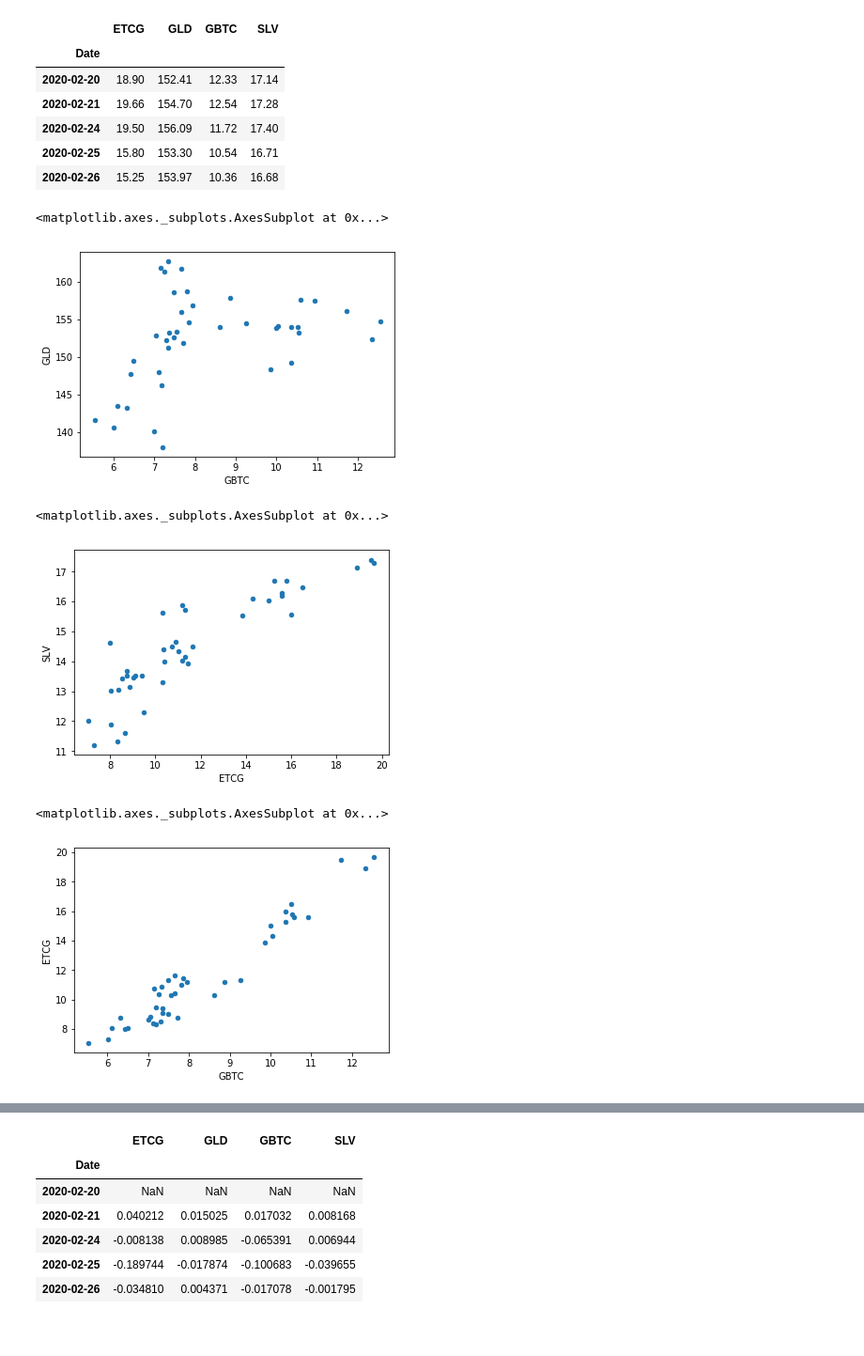
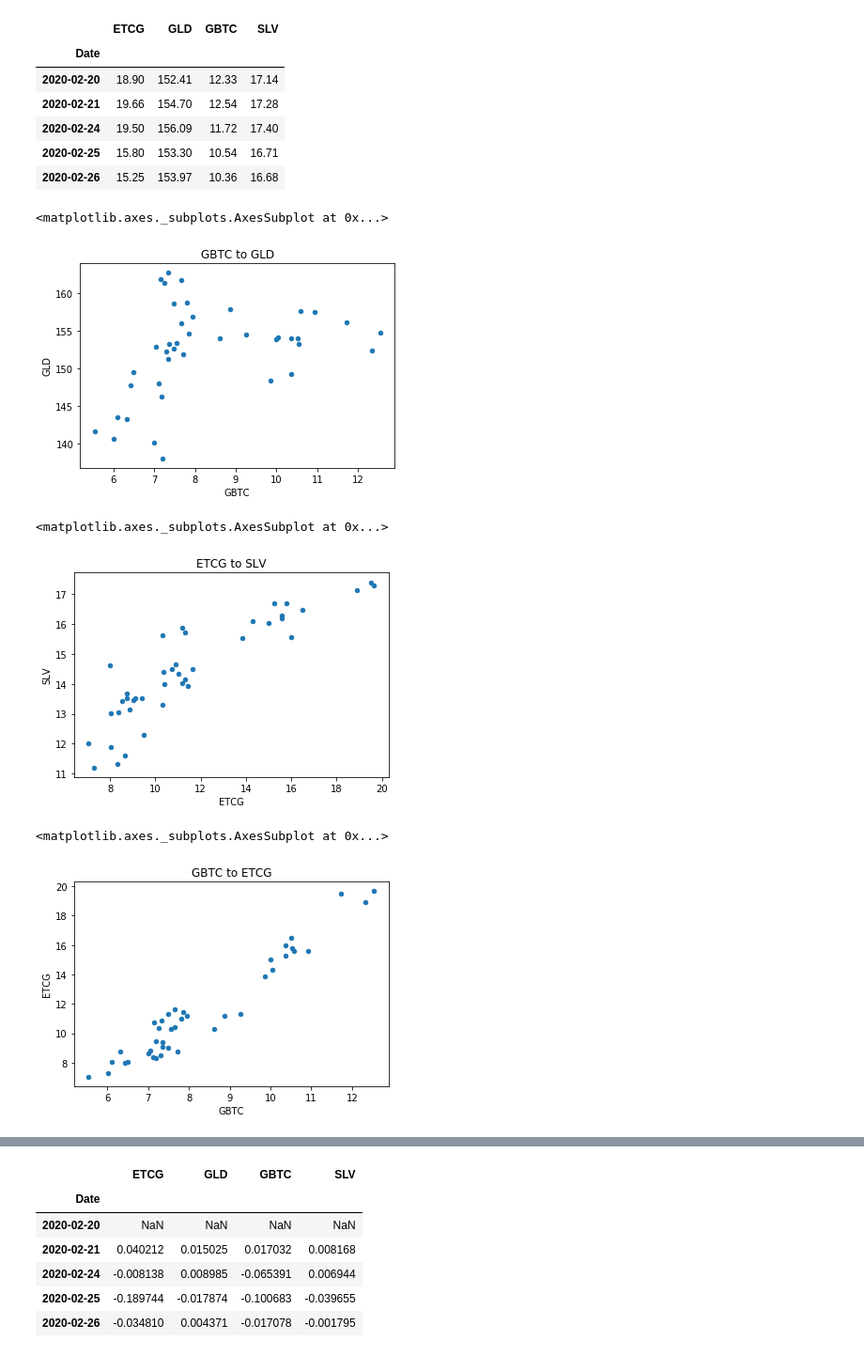
Before and after one commit to VandyFinTech2020/Coming-Back-from-COVID-19-A-Short-Term-Portfolio-Plan, a Jupyter notebook: 08-Project1/MonteCarlo/Analysis/Monte Carlo Analysis Recent.ipynb, the cells around one changed output, grey strips where cells are left out. Shown: that part at 94% size. Saved outputs shown, nothing was run; the diff lists cells and outputs as text; code cells hidden in the pictures.

```diff
--- a/08-Project1/MonteCarlo/Analysis/Monte Carlo Analysis Recent.ipynb
+++ b/08-Project1/MonteCarlo/Analysis/Monte Carlo Analysis Recent.ipynb
@@ -40,21 +40,21 @@ combined_df.head()
 | 2020-02-26 | 15.25 | 153.97 | 10.36 | 16.68 |
 # %%
 # Plot the relationship between the two variables
-combined_df.plot(kind='scatter', x='GBTC', y='GLD')
+combined_df.plot(kind='scatter', x='GBTC', y='GLD', title = "GBTC to GLD")
 # %% [output]
 <matplotlib.axes._subplots.AxesSubplot at 0x...>
-[figure, old version]
+[figure, new version]
 # %%
 # Plot the relationship between the two variables
-combined_df.plot(kind='scatter', x='ETCG', y='SLV')
+combined_df.plot(kind='scatter', x='ETCG', y='SLV', title = "ETCG to SLV")
 # %% [output]
 <matplotlib.axes._subplots.AxesSubplot at 0x...>
-[figure, old version]
+[figure, new version]
 # %%
 # Plot the relationship between the two variables
-combined_df.plot(kind='scatter', x='GBTC', y='ETCG')
+combined_df.plot(kind='scatter', x='GBTC', y='ETCG', title = "GBTC to ETCG")
 # %% [output]
 <matplotlib.axes._subplots.AxesSubplot at 0x...>
-[figure, old version]
+[figure, new version]
 # %%
 # Plot the relationship between the two variables
```
Also changed, not shown: parts of 21 cells of this notebook, 23 other files.
